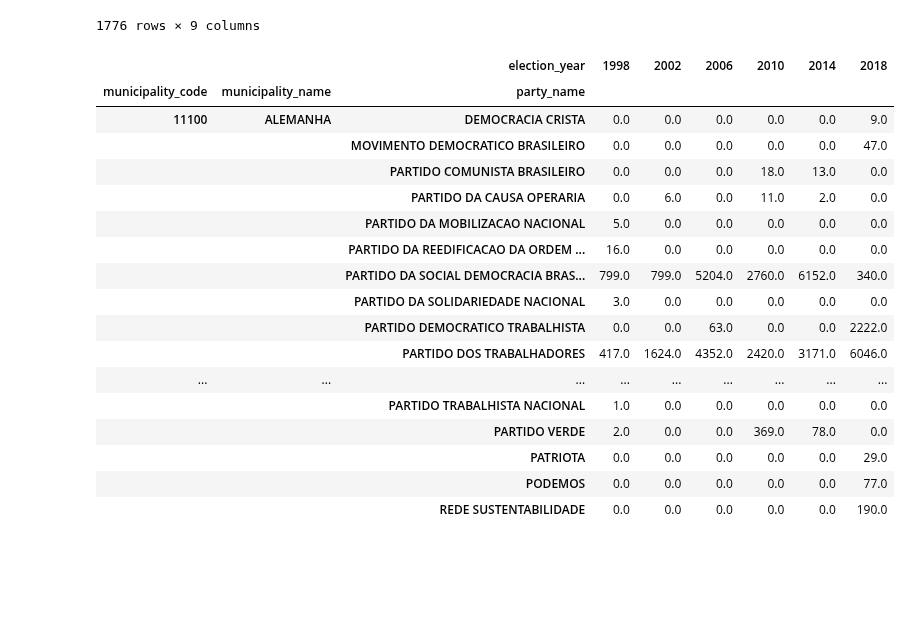
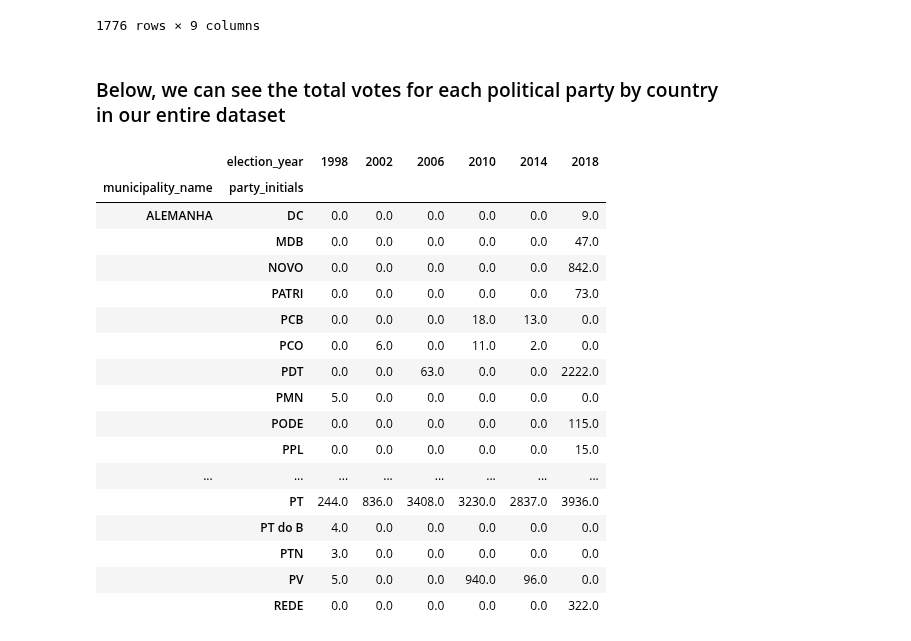
Before and after one commit to BU-Spark/ds-boston-bpda-br-election, a Jupyter notebook: TEAM1/src/votingdata.ipynb, the cells around one changed output. Drawn from its saved outputs; the diff is of its cells as text; code cells hidden in the pictures; blank space fills up the shorter version.

```diff
--- a/TEAM1/src/votingdata.ipynb
+++ b/TEAM1/src/votingdata.ipynb
@@ -410,26 +410,30 @@ top_10
 | 1774 | 2018 | 1 | 11266 | ESTADOS UNIDOS | Presidente | PODE | ... |
 | 1775 | 2018 | 1 | 11282 | FRANCA | Presidente | PODE | ... |
 1776 rows × 9 columns
+# %% [markdown]
+### Below, we can see the total votes for each political party by country in our entire dataset
 # %%
-top_10_votes = top_10.groupby(["municipality_code", "municipality_name", "party_name", "election_year"]).number_of_votes.sum().unstack()
+# top_10_votes = top_10.groupby(["party_name", "municipality_name", "election_year"]).number_of_votes.sum().unstack()
+top_10_votes = top_10.groupby(["municipality_name", "party_initials","election_year"]).number_of_votes.sum().unstack()
 top_10_votes = top_10_votes.fillna(0)
-top_10_votes.head(50)
+pd.set_option("display.max_rows", None, "display.max_columns", None)
+top_10_votes
 # %% [output]
-|  |  | election_year | 1998 | 2002 | 2006 | 2010 | 2014 | 2018 |
-| municipality_code | municipality_name | party_name |  |  |  |  |  |  |
-| 11100 | ALEMANHA | DEMOCRACIA CRISTA | 0.0 | 0.0 | 0.0 | 0.0 | 0.0 | 9.0 |
-|  |  | MOVIMENTO DEMOCRATICO BRASILEIRO | 0.0 | 0.0 | 0.0 | 0.0 | 0.0 | 47.0 |
-|  |  | PARTIDO COMUNISTA BRASILEIRO | 0.0 | 0.0 | 0.0 | 18.0 | 13.0 | 0.0 |
-|  |  | PARTIDO DA CAUSA OPERARIA | 0.0 | 6.0 | 0.0 | 11.0 | 2.0 | 0.0 |
-|  |  | PARTIDO DA MOBILIZACAO NACIONAL | 5.0 | 0.0 | 0.0 | 0.0 | 0.0 | 0.0 |
-|  |  | PARTIDO DA REEDIFICACAO DA ORDEM ... | 16.0 | 0.0 | 0.0 | 0.0 | 0.0 | 0.0 |
-|  |  | PARTIDO DA SOCIAL DEMOCRACIA BRAS... | 799.0 | 799.0 | 5204.0 | 2760.0 | 6152.0 | 340.0 |
-|  |  | PARTIDO DA SOLIDARIEDADE NACIONAL | 3.0 | 0.0 | 0.0 | 0.0 | 0.0 | 0.0 |
-|  |  | PARTIDO DEMOCRATICO TRABALHISTA | 0.0 | 0.0 | 63.0 | 0.0 | 0.0 | 2222.0 |
-|  |  | PARTIDO DOS TRABALHADORES | 417.0 | 1624.0 | 4352.0 | 2420.0 | 3171.0 | 6046.0 |
-| ... | ... | ... | ... | ... | ... | ... | ... | ... |
-|  |  | PARTIDO TRABALHISTA NACIONAL | 1.0 | 0.0 | 0.0 | 0.0 | 0.0 | 0.0 |
-|  |  | PARTIDO VERDE | 2.0 | 0.0 | 0.0 | 369.0 | 78.0 | 0.0 |
-|  |  | PATRIOTA | 0.0 | 0.0 | 0.0 | 0.0 | 0.0 | 29.0 |
-|  |  | PODEMOS | 0.0 | 0.0 | 0.0 | 0.0 | 0.0 | 77.0 |
-|  |  | REDE SUSTENTABILIDADE | 0.0 | 0.0 | 0.0 | 0.0 | 0.0 | 190.0 |
+|  | election_year | 1998 | 2002 | 2006 | 2010 | 2014 | 2018 |
+| municipality_name | party_initials |  |  |  |  |  |  |
+| ALEMANHA | DC | 0.0 | 0.0 | 0.0 | 0.0 | 0.0 | 9.0 |
+|  | MDB | 0.0 | 0.0 | 0.0 | 0.0 | 0.0 | 47.0 |
+|  | NOVO | 0.0 | 0.0 | 0.0 | 0.0 | 0.0 | 842.0 |
+|  | PATRI | 0.0 | 0.0 | 0.0 | 0.0 | 0.0 | 73.0 |
+|  | PCB | 0.0 | 0.0 | 0.0 | 18.0 | 13.0 | 0.0 |
+|  | PCO | 0.0 | 6.0 | 0.0 | 11.0 | 2.0 | 0.0 |
+|  | PDT | 0.0 | 0.0 | 63.0 | 0.0 | 0.0 | 2222.0 |
+|  | PMN | 5.0 | 0.0 | 0.0 | 0.0 | 0.0 | 0.0 |
+|  | PODE | 0.0 | 0.0 | 0.0 | 0.0 | 0.0 | 115.0 |
+|  | PPL | 0.0 | 0.0 | 0.0 | 0.0 | 0.0 | 15.0 |
+| ... | ... | ... | ... | ... | ... | ... | ... |
+|  | PT | 244.0 | 836.0 | 3408.0 | 3230.0 | 2837.0 | 3936.0 |
+|  | PT do B | 4.0 | 0.0 | 0.0 | 0.0 | 0.0 | 0.0 |
+|  | PTN | 3.0 | 0.0 | 0.0 | 0.0 | 0.0 | 0.0 |
+|  | PV | 5.0 | 0.0 | 0.0 | 940.0 | 96.0 | 0.0 |
+|  | REDE | 0.0 | 0.0 | 0.0 | 0.0 | 0.0 | 322.0 |
```
Also changed, not shown: parts of 9 cells of this notebook.
